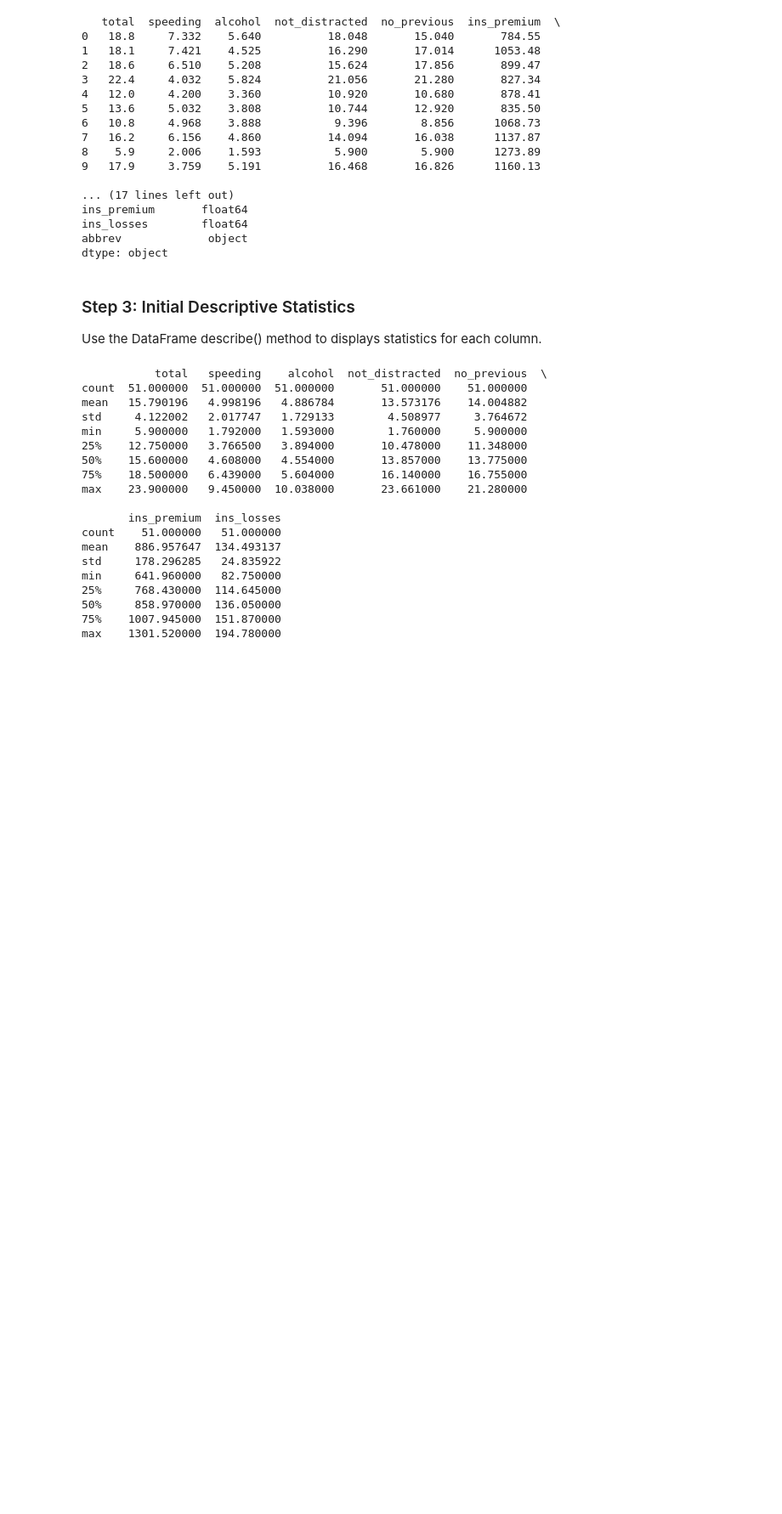
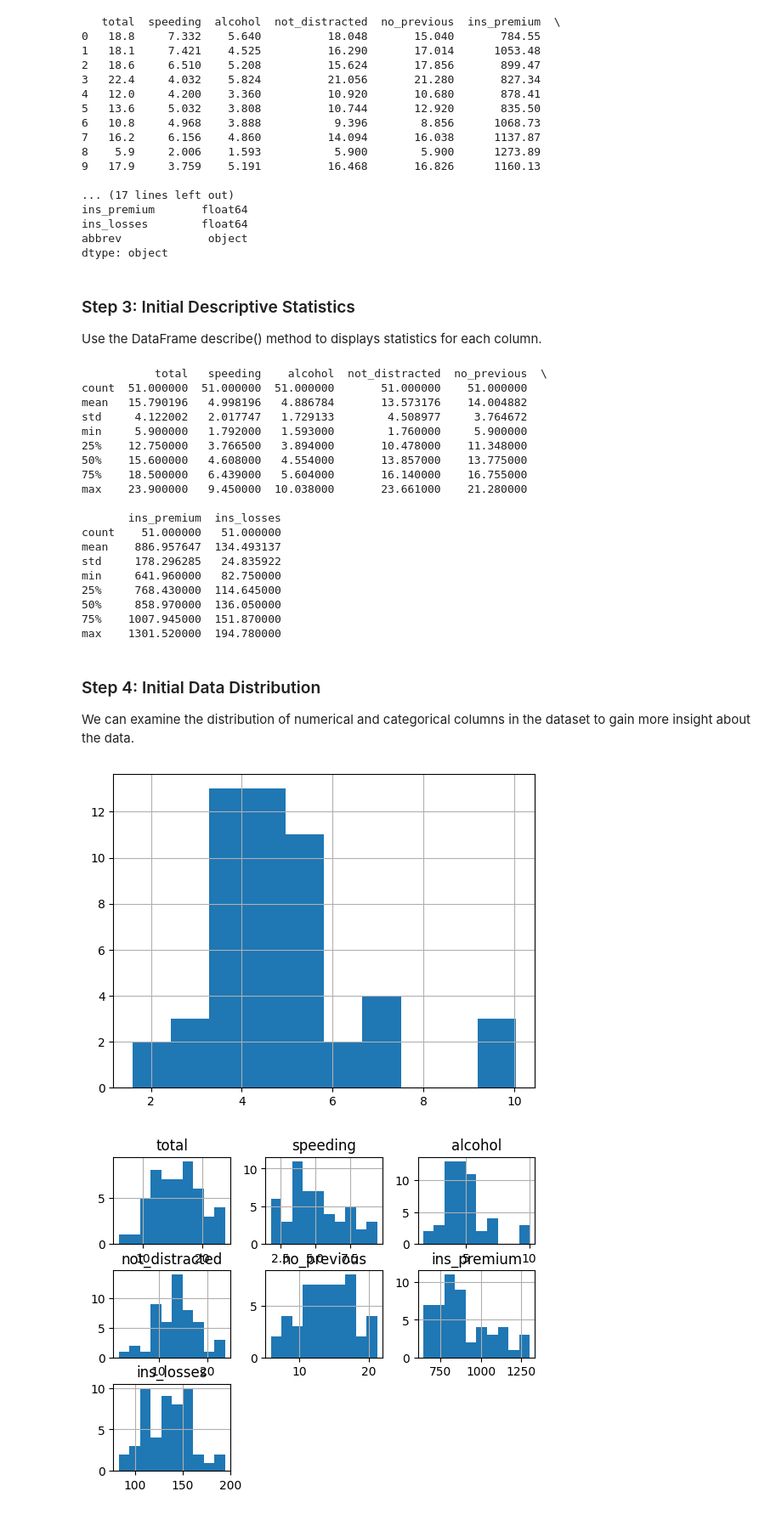
Before and after one commit to dgraves4/datafun-06-eda, a Jupyter notebook: dgraves_eda.ipynb, the cells around one changed output. Shown at 85% size. Cells and saved outputs as stored; diff of their text form; code cells hidden in the pictures; blank space fills up the shorter version.

Commit message:
Update notebook with data analysis code and visuals steps 1-4

```diff
--- a/dgraves_eda.ipynb
+++ b/dgraves_eda.ipynb
@@ -90,3 +90,17 @@ min     641.960000   82.750000
 50%     858.970000  136.050000
 75%    1007.945000  151.870000
 max    1301.520000  194.780000
+# %% [markdown]
+### Step 4: Initial Data Distribution
+We can examine the distribution of numerical and categorical columns in the dataset to gain more insight about the data.
+# %%
+#Distribution for Numerical Columns
+
+df['alcohol'].hist()
+
+#Inspect histograms for all numerical colums and show all plots
+df.hist()
+plt.show()
+# %% [output]
+[figure, added]
+[figure, added]
```
Also changed, not shown: parts of 4 cells of this notebook.
